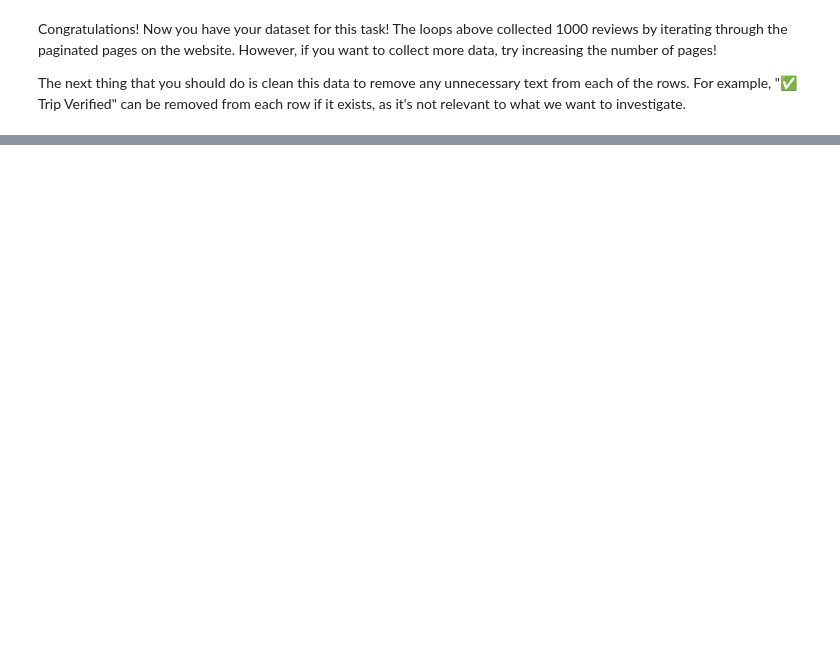
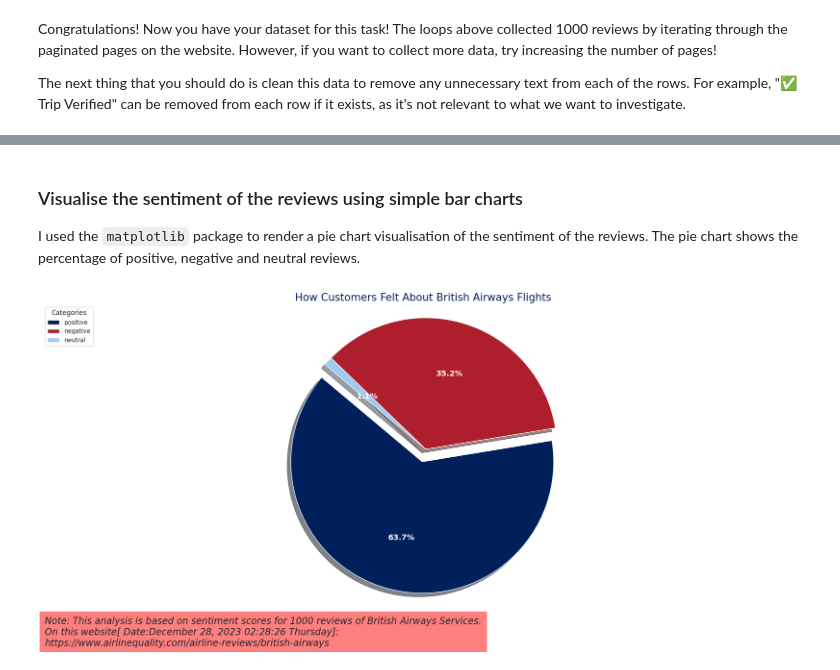
Before and after one commit to Simontagbor/BritishAirways-data-science, a Jupyter notebook: getting_started.ipynb, the cells around one changed output, grey strips where cells are left out. Saved outputs shown, nothing was run; the diff lists cells and outputs as text; code cells hidden in the pictures; blank space fills up the shorter version.

Commit message:
conduct analysis on websrcraped content on customer reviews of British Airways

```diff
--- a/getting_started.ipynb
+++ b/getting_started.ipynb
@@ -81,0 +164,4 @@ Congratulations! Now you have your dataset for this task! The loops above collec
+# %%
+# To do list
+df["cleaned_reviews"] = df["reviews"].apply(clean_review)
+df.head(5)
@@ -81,0 +248,2 @@ Congratulations! Now you have your dataset for this task! The loops above collec
+# %%
+df["cleaned_reviews"] = df["reviews"].apply(lambda x: clean_review(x, save_to_file=True))
@@ -81,0 +287,71 @@ Congratulations! Now you have your dataset for this task! The loops above collec
+# %% [markdown]
+### Visualise the sentiment of the reviews using simple bar charts
+I used the `matplotlib` package to render a pie chart visualisation of  the sentiment of the reviews. The pie chart shows the percentage of positive, negative and neutral reviews.
+# %%
+# import matplotlib
+import matplotlib.pyplot as plt
+from datetime import datetime
+
+# Assuming df is your DataFrame and 'sentiment_score' is your sentiment column
+sentiment_counts = df['sentiment_score'].value_counts().reset_index()
+
+# Rename the columns for better understanding
+sentiment_counts.columns = ['sentiment', 'count']
+
+colors = ['#00205b', '#af1e2d', '#a1caf1']  # British Airways brand colors
+explode = (0.1, 0, 0)  # explode 1st slice
+
+# Define a custom autopct function to make the percentage labels bolder
+def custom_autopct(pct):
+    return ('%1.1f%%' % pct) if pct > 0 else ''
+
+# Plot
+plt.pie(sentiment_counts['count'],
+        explode=explode, colors=colors,
+        autopct=custom_autopct,
+        shadow=True,
+        startangle=140,
+        textprops={'fontsize': 14,
+                    'fontweight': 'bold',
+                    'fontfamily':'sans-serif',
+                    'color':'white'})
+
+# make plot area big
+fig = plt.gcf()
+fig.set_size_inches(25,10)
+
+plt.axis('equal')
+
+# Add a title with a bolder font
+plt.title('How Customers Felt About British Airways Flights',
+          fontdict={
+                    'fontsize': 19, \
+                    'fontweight': 'medium',\
+                    'fontfamily':'sans-serif', 'color':'#00205b'})
+
+# Add a legend
+plt.legend(sentiment_counts['sentiment'],
+            title="Categories", loc="upper left")
+now = datetime.now()
+# Format the date and time
+formatted_now = now.strftime("%B %d, %Y %H:%M:%S %A")
+side_note = (
+    f'Note: This analysis is based on sentiment scores for 1000 reviews of '
+    f'British Airways Services.\nOn this website[ Date:{formatted_now}]:\n'
+    f'https://www.airlinequality.com/airline-reviews/british-airways'
+)
+
+# Format the date and time
+formatted_now = now.strftime("%B %d, %Y %H:%M:%S %A")
+# Add a side note
+plt.text(-2.9,
+         -1.5,
+         side_note,
+
+        style='italic',
+        fontsize=17,
+        bbox={'facecolor': 'red', 'alpha': 0.5, 'pad': 10,})
+
+plt.show()
+# %% [output]
+[figure, added]
```
Also changed, not shown: parts of 25 cells of this notebook.
